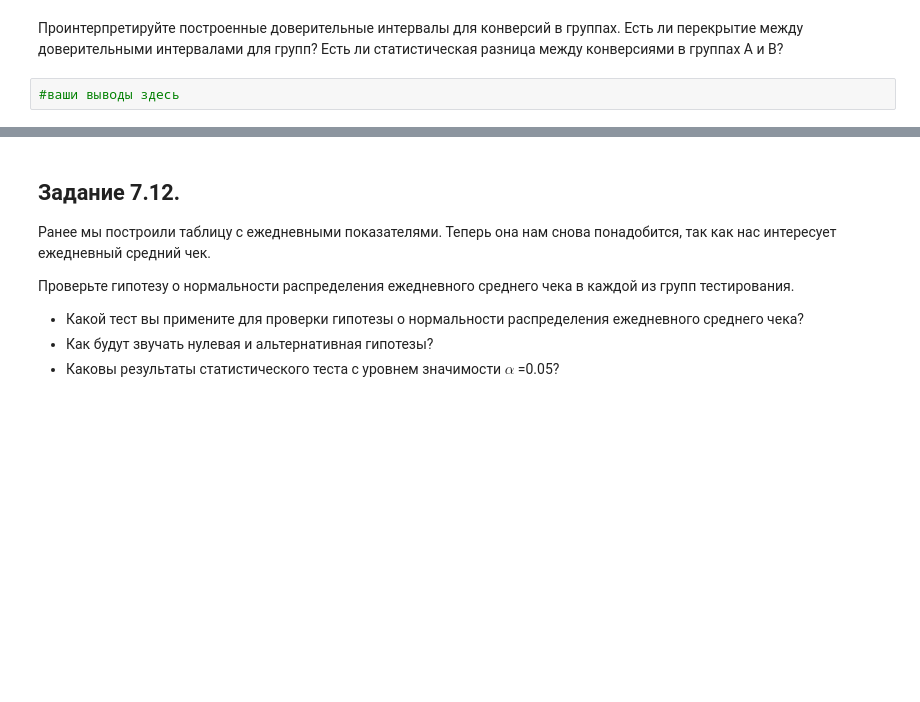
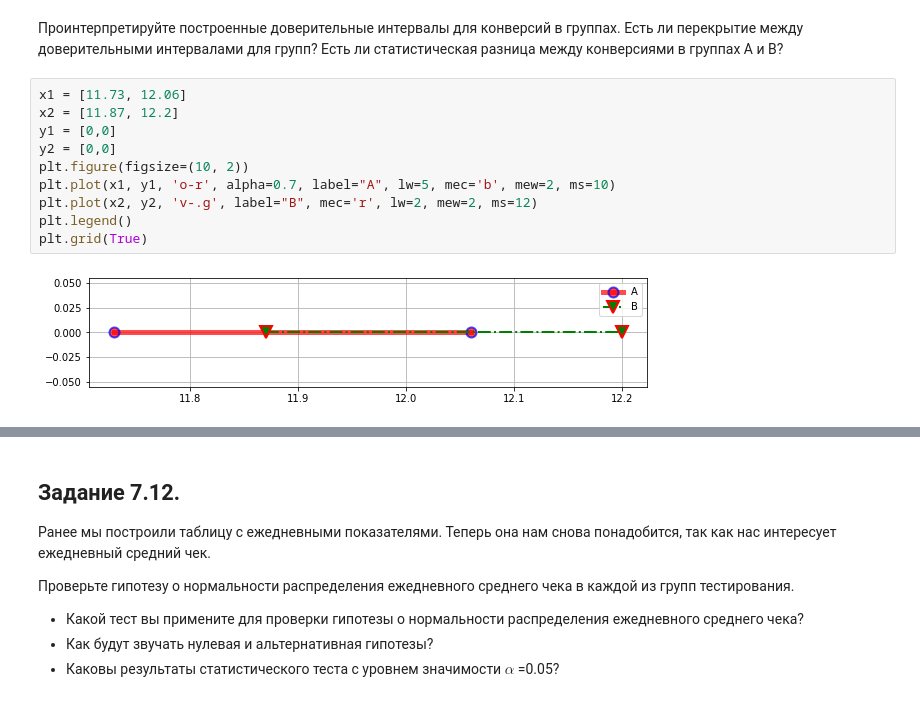
Before and after one commit to MrVengeance/sf_DC, a Jupyter notebook: Template_EDA_5.ipynb, the cells around one changed output, grey strips where cells are left out. Saved outputs shown, nothing was run; the diff lists cells and outputs as text; blank space fills up the shorter version.

```diff
--- a/Template_EDA_5.ipynb
+++ b/Template_EDA_5.ipynb
@@ -404,5 +402,15 @@ print('Доверительный интервал для разности ко
 Доверительный интервал для разности конверсий: (-0.38, 0.09)
 # %% [markdown]
 Проинтерпретируйте построенные доверительные интервалы для конверсий в группах. Есть ли перекрытие между доверительными интервалами для групп? Есть ли статистическая разница между конверсиями в группах А и B?
-# %%
-#ваши выводы здесь
+# %%
+x1 = [11.73, 12.06]
+x2 = [11.87, 12.2]
+y1 = [0,0]
+y2 = [0,0]
+plt.figure(figsize=(10, 2))
+plt.plot(x1, y1, 'o-r', alpha=0.7, label="A", lw=5, mec='b', mew=2, ms=10)
+plt.plot(x2, y2, 'v-.g', label="B", mec='r', lw=2, mew=2, ms=12)
+plt.legend()
+plt.grid(True)
+# %% [output]
+[figure, added]
```
Also changed, not shown: parts of 16 cells of this notebook, 1 other file.
